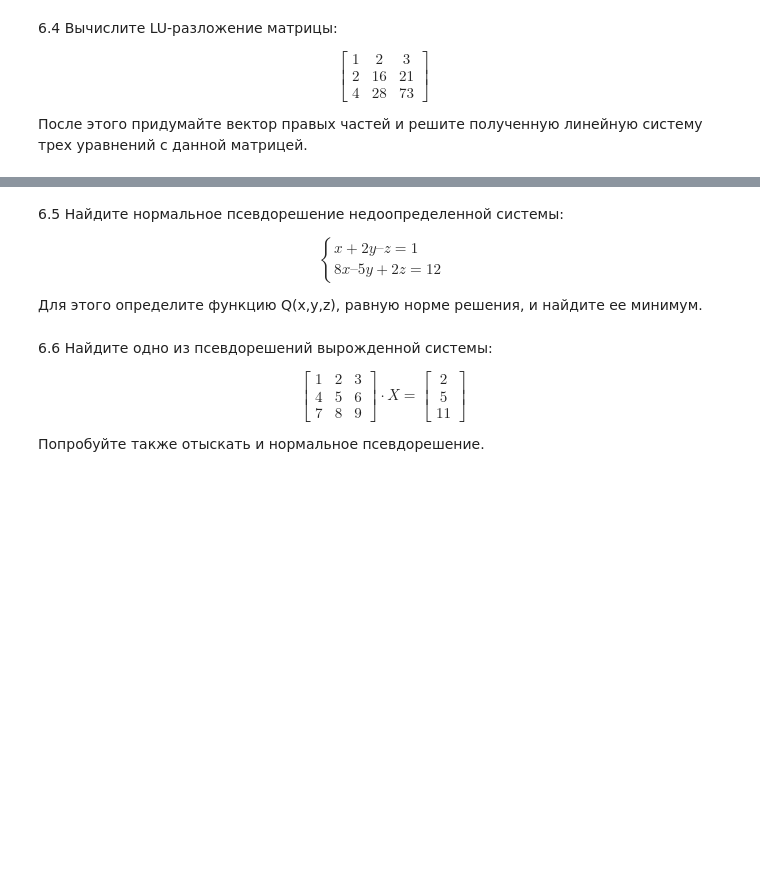
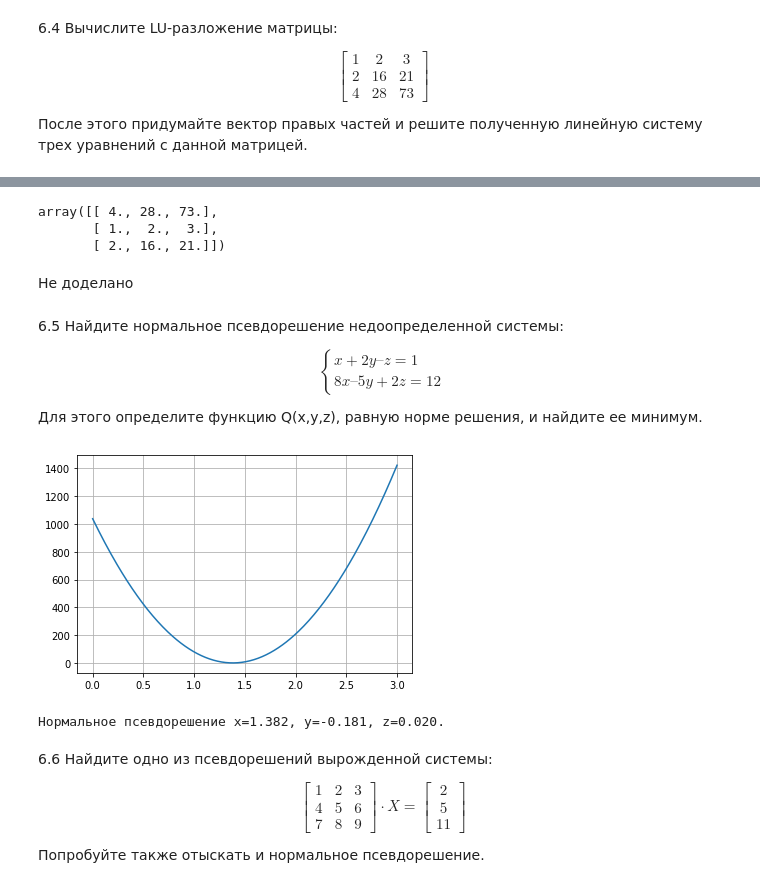
Before and after one commit to dimireme/advanced_math_gb_course, a Jupyter notebook: lesson_7.ipynb, the cells around one changed output, grey strips where cells are left out. Drawn from its saved outputs; the diff is of its cells as text; code cells hidden in the pictures; blank space fills up the shorter version.

```diff
--- a/lesson_7.ipynb
+++ b/lesson_7.ipynb
@@ -177,3 +293,11 @@ $$
+# %%
+np.dot(L,U)
+# %% [output]
+array([[ 4., 28., 73.],
+       [ 1.,  2.,  3.],
+       [ 2., 16., 21.]])
+# %% [markdown]
+Не доделано
 # %% [markdown]
 6\.5 Найдите нормальное псевдорешение недоопределенной системы:
 
@@ -183,6 +307,32 @@ x + 2y – z = 1 \\
 \end{cases}
 
 Для этого определите функцию Q(x,y,z), равную норме решения, и найдите ее минимум.
+# %%
+def Q(x, y, z):
+    return (x**2 + y**2 + z**2)
+
+def Y(x):
+    return 10*x-14
+
+def Z(x):
+    return x+2*Y(x)-1
+# %%
+x = np.linspace(0, 3, 301)
+y = Y(x)
+z = Z(x)
+plt.plot(x, Q(x, y, z))
+plt.grid()
+plt.show()
+# %% [output]
+[figure, added]
+# %%
+A = np.array([[1,2,-1], [8,-5,2]])
+B = np.array([1,12])
+
+roots, nev, rang, _  = np.linalg.lstsq(A, B, rcond=None)
+print('Нормальное псевдорешение x=%.3f, y=%.3f, z=%.3f.' % (roots[0], roots[1], roots[2]))
+# %% [output]
+Нормальное псевдорешение x=1.382, y=-0.181, z=0.020.
 # %% [markdown]
 6\.6 Найдите одно из псевдорешений вырожденной системы:
 
```
Also changed, not shown: parts of 12 cells of this notebook.
